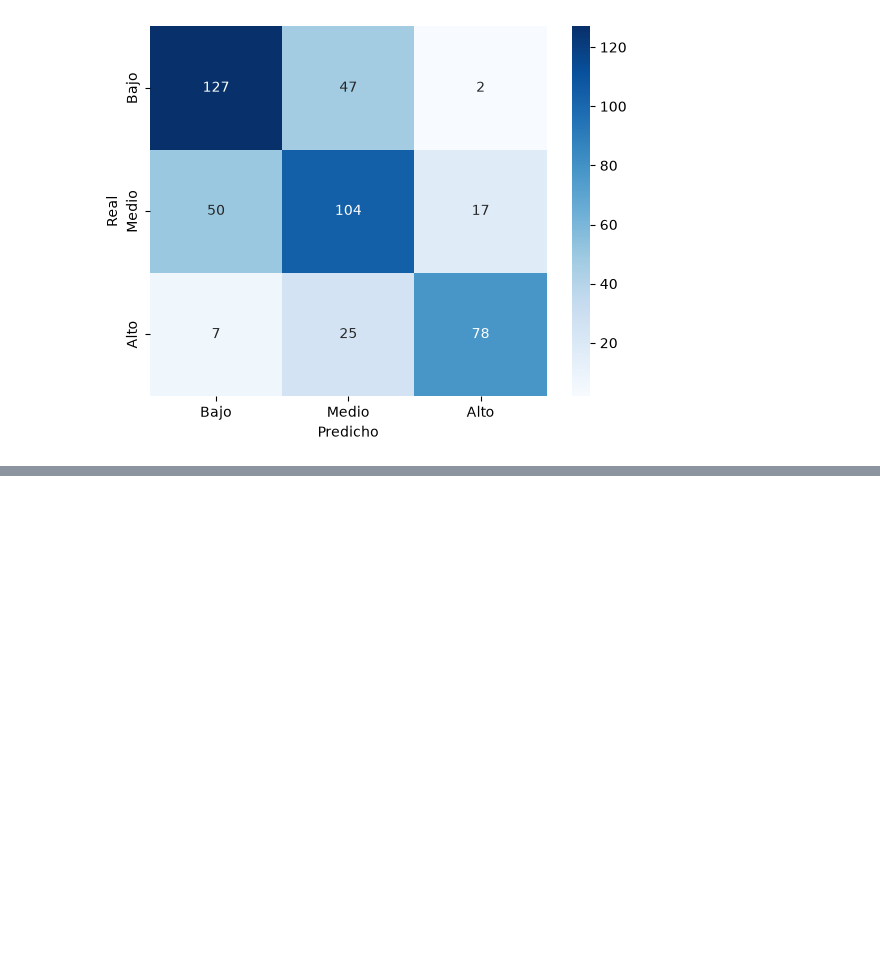
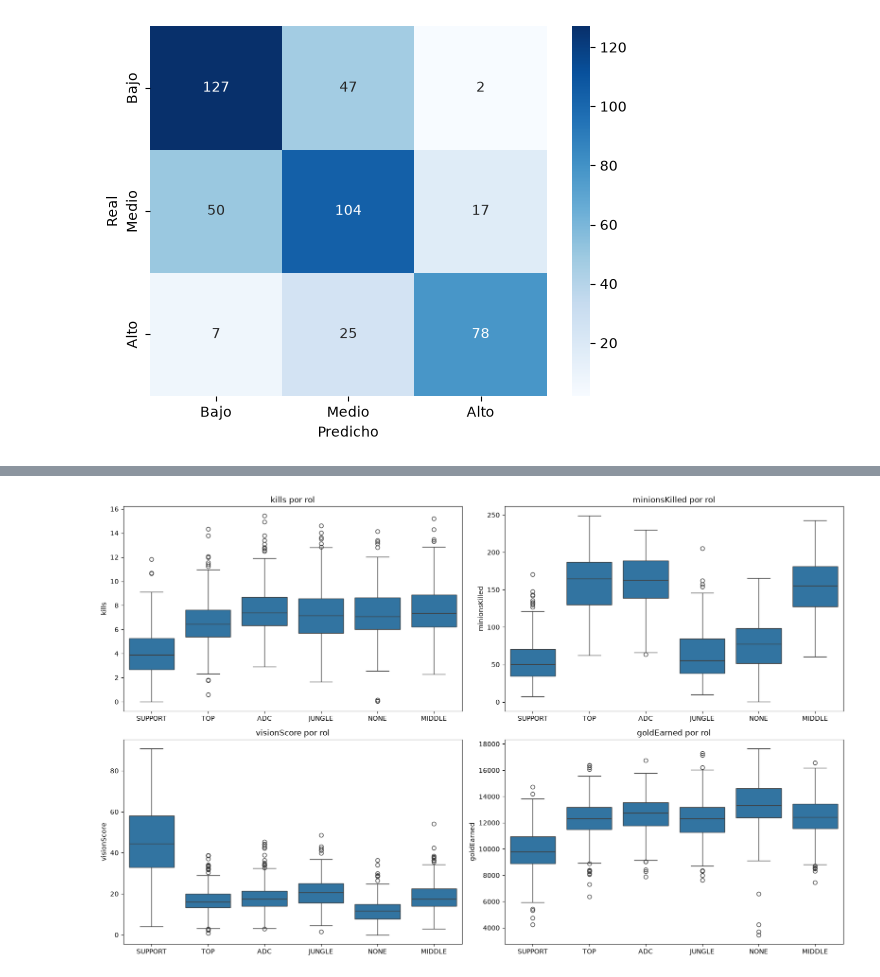
Before and after one commit to JuanjoLT/introIA-proyecto1, a Jupyter notebook: main.ipynb, the cells around one changed output, grey strips where cells are left out. Cells and saved outputs as stored; diff of their text form; code cells hidden in the pictures; blank space fills up the shorter version.

```diff
--- a/main.ipynb
+++ b/main.ipynb
@@ -396,0 +500,12 @@ Se aprecia una mejora notable de resultados, lo cual tiende a predecir en que gr
+# %%
+import warnings
+
+# Recargar CSV original para tener prefLane como categoría
+df_rol = pd.read_csv("./LeaguePlayerStats.csv")
+df_rol["rank_encoded"] = df_rol["rank"].map({
+    "IRON": 0, "BRONZE": 1, "SILVER": 2, "GOLD": 3,
+    "PLATINUM": 4, "EMERALD": 5, "DIAMOND": 6, "MASTER": 7
+})
+
+print("Cantidad de jugadores por rol:")
+print(df_rol["prefLane"].value_counts())
@@ -396,0 +522,13 @@ Se aprecia una mejora notable de resultados, lo cual tiende a predecir en que gr
+# %%
+# Distribución de estadísticas clave por rol (valida que el rol cambia las stats)
+stats_clave = ["kills", "minionsKilled", "visionScore", "goldEarned"]
+
+fig, axes = plt.subplots(2, 2, figsize=(16, 10))
+for ax, col in zip(axes.flat, stats_clave):
+    sns.boxplot(data=df_rol, x="prefLane", y=col, ax=ax)
+    ax.set_title(f"{col} por rol")
+    ax.set_xlabel("")
+plt.tight_layout()
+plt.show()
+# %% [output]
+[figure, added]
```
Also changed, not shown: parts of 13 cells of this notebook.
